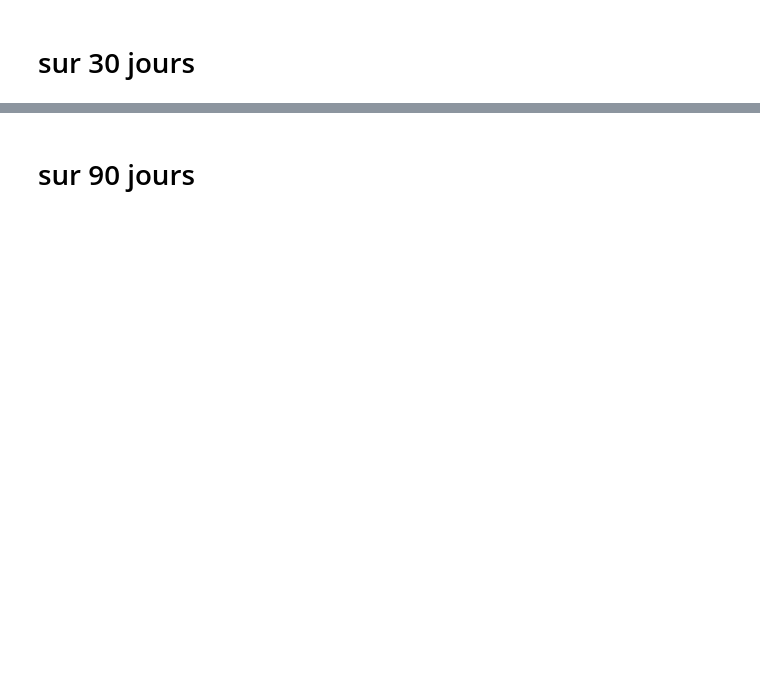
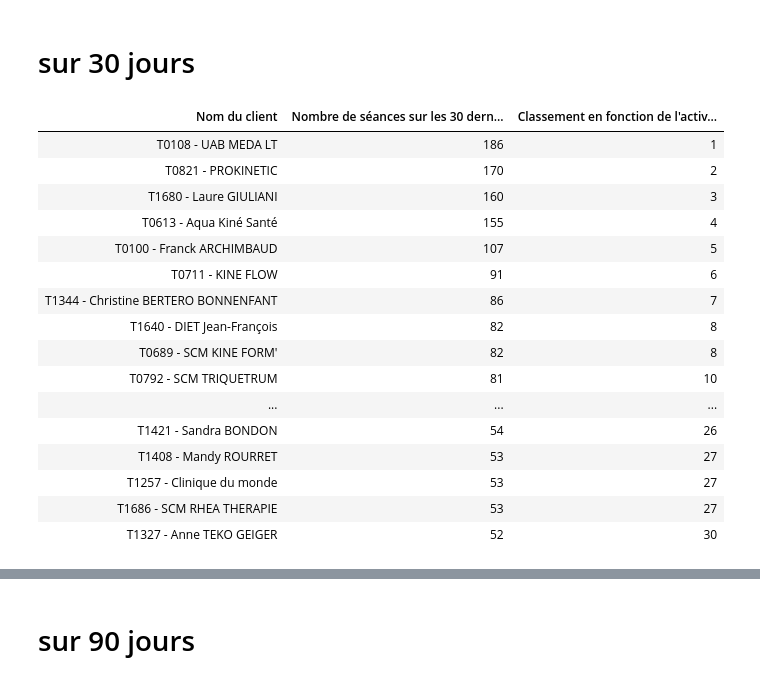
Before and after one commit to rascheiw/STENDO-activities, a Jupyter notebook: notebooks/STENDO_activités_tous_clients.ipynb, the cells around one changed output, grey strips where cells are left out. Saved outputs shown, nothing was run; the diff lists cells and outputs as text; code cells hidden in the pictures; blank space fills up the shorter version.

```diff
--- a/notebooks/STENDO_activités_tous_clients.ipynb
+++ b/notebooks/STENDO_activités_tous_clients.ipynb
@@ -436,15 +741,33 @@ _ = plt.xticks(rotation=90)
 # sur 30 jours
 # %%
 # @title
-display_30_best_clients_activity_30_days = sorted_activity_europe_50[sorted_activity_europe_50['number_days'] > 30][['full_name.1', 'activity_last_30_days', 'rank_activity_per_day_30_days']].sort_values(by=['activity_last_30_days'], ascending=False)
+display_30_best_clients_activity_30_days = sorted_activity_europe_50[sorted_activity_europe_50['number_days'] > 30][['full_name.1', 'activity_last_30_days', 'rank_activity_30_days']].sort_values(by=['activity_last_30_days'], ascending=False)
 display_30_best_clients_activity_30_days = display_30_best_clients_activity_30_days.rename(columns={
     'full_name.1' : 'Nom du client',
     'activity_last_30_days': 'Nombre de séances sur les 30 derniers jours',
-    'rank_activity_per_day_30_days' : 'Classement en fonction de l\'activité sur les 30 derniers jours'
+    'rank_activity_30_days' : 'Classement en fonction de l\'activité sur les 30 derniers jours'
     })
 
 
 display(display_30_best_clients_activity_30_days.head(30).style.hide(axis='index'))
+# %% [output]
+| Nom du client | Nombre de séances sur les 30 dern... | Classement en fonction de l'activ... |
+| T0108 - UAB MEDA LT | 186 | 1 |
+| T0821 - PROKINETIC | 170 | 2 |
+| T1680 - Laure GIULIANI | 160 | 3 |
+| T0613 - Aqua Kiné Santé | 155 | 4 |
+| T0100 - Franck ARCHIMBAUD | 107 | 5 |
+| T0711 - KINE FLOW | 91 | 6 |
+| T1344 - Christine BERTERO BONNENFANT | 86 | 7 |
+| T1640 - DIET Jean-François | 82 | 8 |
+| T0689 - SCM KINE FORM' | 82 | 8 |
+| T0792 - SCM TRIQUETRUM | 81 | 10 |
+| ... | ... | ... |
+| T1421 - Sandra BONDON | 54 | 26 |
+| T1408 - Mandy ROURRET | 53 | 27 |
+| T1257 - Clinique du monde | 53 | 27 |
+| T1686 - SCM RHEA THERAPIE | 53 | 27 |
+| T1327 - Anne TEKO GEIGER | 52 | 30 |
 # %%
 # @title
 import matplotlib.pyplot as plt
```
Also changed, not shown: parts of 34 cells of this notebook, 3 other files.
